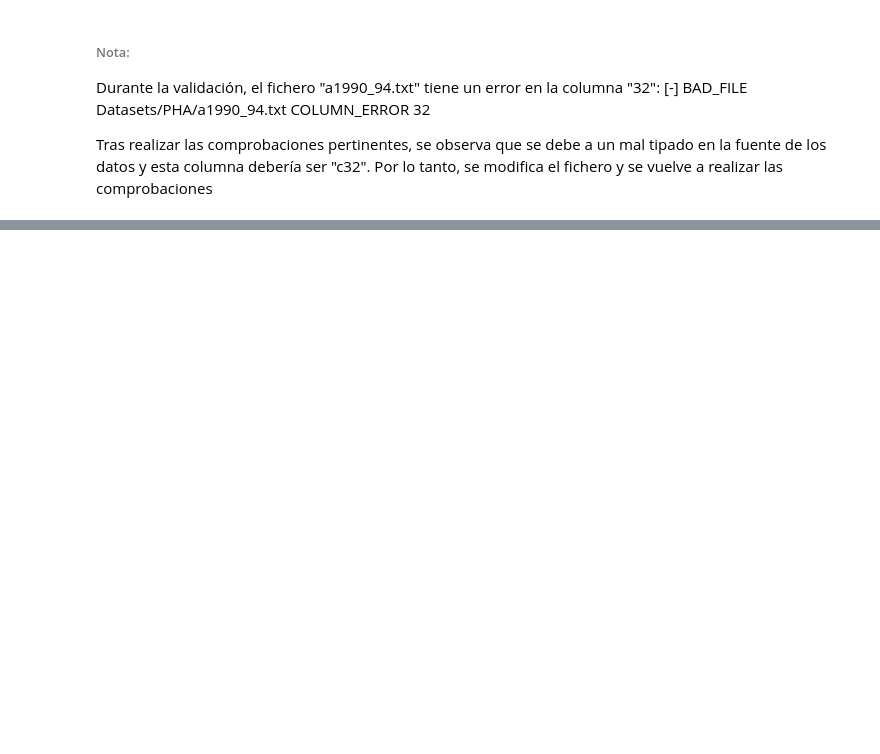
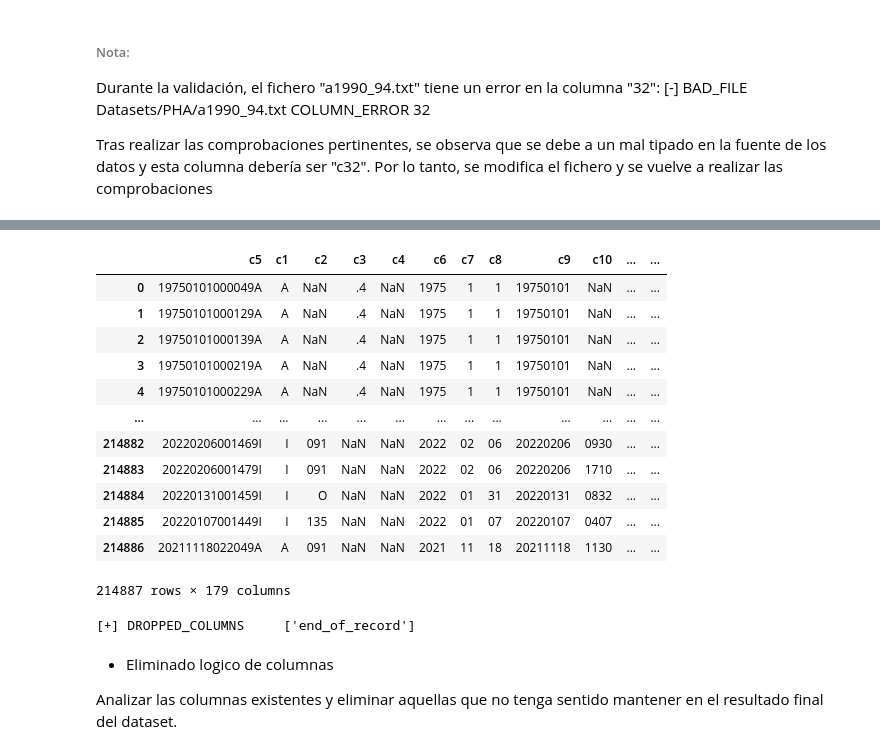
Before and after one commit to Vic-silo/TFM-EIP, a Jupyter notebook: ML-Models/PHA-Datasets.ipynb, the cells around one changed output, grey strips where cells are left out. Cells and saved outputs as stored; diff of their text form; code cells hidden in the pictures; blank space fills up the shorter version.

```diff
--- a/ML-Models/PHA-Datasets.ipynb
+++ b/ML-Models/PHA-Datasets.ipynb
@@ -181,0 +266,26 @@ Una vez validado el dataframe, debido al gran volumen de datos que existe, se gu
+# %%
+# Eliminar las columnas que tenga todos los datos nulos
+empty_cols = [col for col in df_clean.columns if df_clean[col].isna().all()]
+
+df_clean.drop(empty_cols, axis=1, inplace=True)
+display(df_clean)
+print(f'[+] DROPPED_COLUMNS\t{empty_cols}')
+# %% [output]
+|  | c5 | c1 | c2 | c3 | c4 | c6 | c7 | c8 | c9 | c10 | ... | ... |
+| 0 | 19750101000049A | A | NaN | .4 | NaN | 1975 | 1 | 1 | 19750101 | NaN | ... | ... |
+| 1 | 19750101000129A | A | NaN | .4 | NaN | 1975 | 1 | 1 | 19750101 | NaN | ... | ... |
+| 2 | 19750101000139A | A | NaN | .4 | NaN | 1975 | 1 | 1 | 19750101 | NaN | ... | ... |
+| 3 | 19750101000219A | A | NaN | .4 | NaN | 1975 | 1 | 1 | 19750101 | NaN | ... | ... |
+| 4 | 19750101000229A | A | NaN | .4 | NaN | 1975 | 1 | 1 | 19750101 | NaN | ... | ... |
+| ... | ... | ... | ... | ... | ... | ... | ... | ... | ... | ... | ... | ... |
+| 214882 | 20220206001469I | I | 091 | NaN | NaN | 2022 | 02 | 06 | 20220206 | 0930 | ... | ... |
+| 214883 | 20220206001479I | I | 091 | NaN | NaN | 2022 | 02 | 06 | 20220206 | 1710 | ... | ... |
+| 214884 | 20220131001459I | I | O | NaN | NaN | 2022 | 01 | 31 | 20220131 | 0832 | ... | ... |
+| 214885 | 20220107001449I | I | 135 | NaN | NaN | 2022 | 01 | 07 | 20220107 | 0407 | ... | ... |
+| 214886 | 20211118022049A | A | 091 | NaN | NaN | 2021 | 11 | 18 | 20211118 | 1130 | ... | ... |
+214887 rows × 179 columns
+[+] DROPPED_COLUMNS     ['end_of_record']
+# %% [markdown]
+- Eliminado logico de columnas
+
+Analizar las columnas existentes y eliminar aquellas que no tenga sentido mantener en el resultado final del dataset.
```
Also changed, not shown: parts of 57 cells of this notebook, 1 other file.
